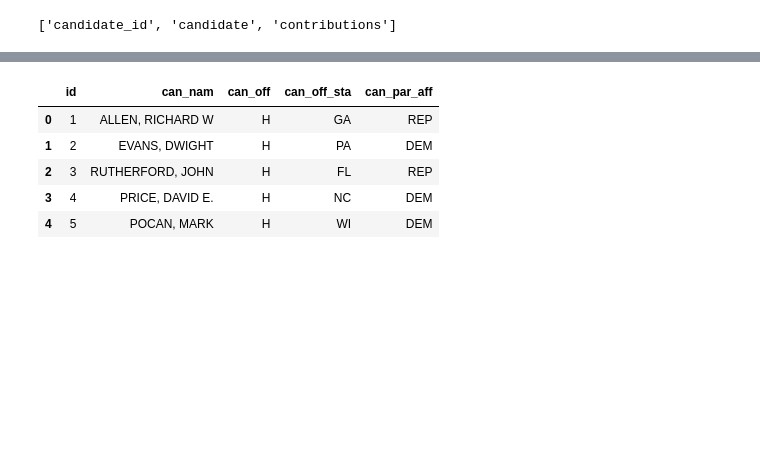
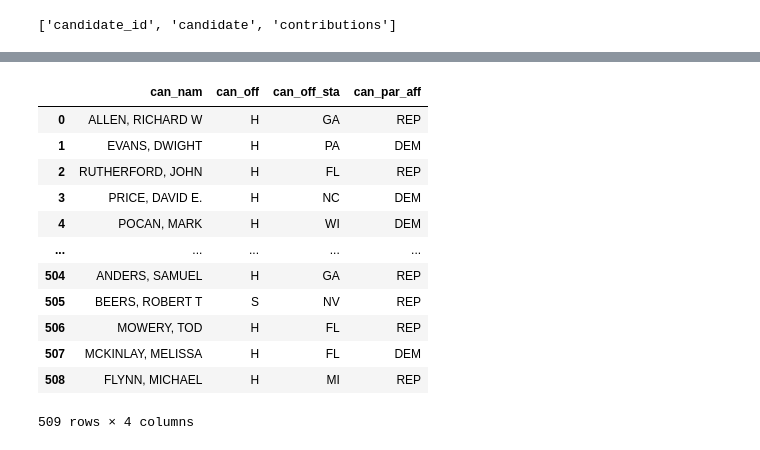
Before and after one commit to tylerhill122/Campaign-Finance, a Jupyter notebook: main.ipynb, the cells around one changed output, grey strips where cells are left out. Cells and saved outputs as stored; diff of their text form; code cells hidden in the pictures; blank space fills up the shorter version.

```diff
--- a/main.ipynb
+++ b/main.ipynb
@@ -166,12 +157,19 @@ candidate_df.to_sql(name='candidate', con=engine, if_exists='append', index=Fals
 # %%
 # confirm succesful upload
-pd.read_sql_query('SELECT * FROM candidate', con=engine).head()
+pd.read_sql_query('SELECT * FROM candidate', con=engine)
 # %% [output]
-|  | id | can_nam | can_off | can_off_sta | can_par_aff |
-| 0 | 1 | ALLEN, RICHARD W | H | GA | REP |
-| 1 | 2 | EVANS, DWIGHT | H | PA | DEM |
-| 2 | 3 | RUTHERFORD, JOHN | H | FL | REP |
-| 3 | 4 | PRICE, DAVID E. | H | NC | DEM |
-| 4 | 5 | POCAN, MARK | H | WI | DEM |
+|  | can_nam | can_off | can_off_sta | can_par_aff |
+| 0 | ALLEN, RICHARD W | H | GA | REP |
+| 1 | EVANS, DWIGHT | H | PA | DEM |
+| 2 | RUTHERFORD, JOHN | H | FL | REP |
+| 3 | PRICE, DAVID E. | H | NC | DEM |
+| 4 | POCAN, MARK | H | WI | DEM |
+| ... | ... | ... | ... | ... |
+| 504 | ANDERS, SAMUEL | H | GA | REP |
+| 505 | BEERS, ROBERT T | S | NV | REP |
+| 506 | MOWERY, TOD | H | FL | REP |
+| 507 | MCKINLAY, MELISSA | H | FL | DEM |
+| 508 | FLYNN, MICHAEL | H | MI | REP |
+509 rows × 4 columns
 # %%
 # insert contributions into DB
```
Also changed, not shown: parts of 25 cells of this notebook, 1 other file.
